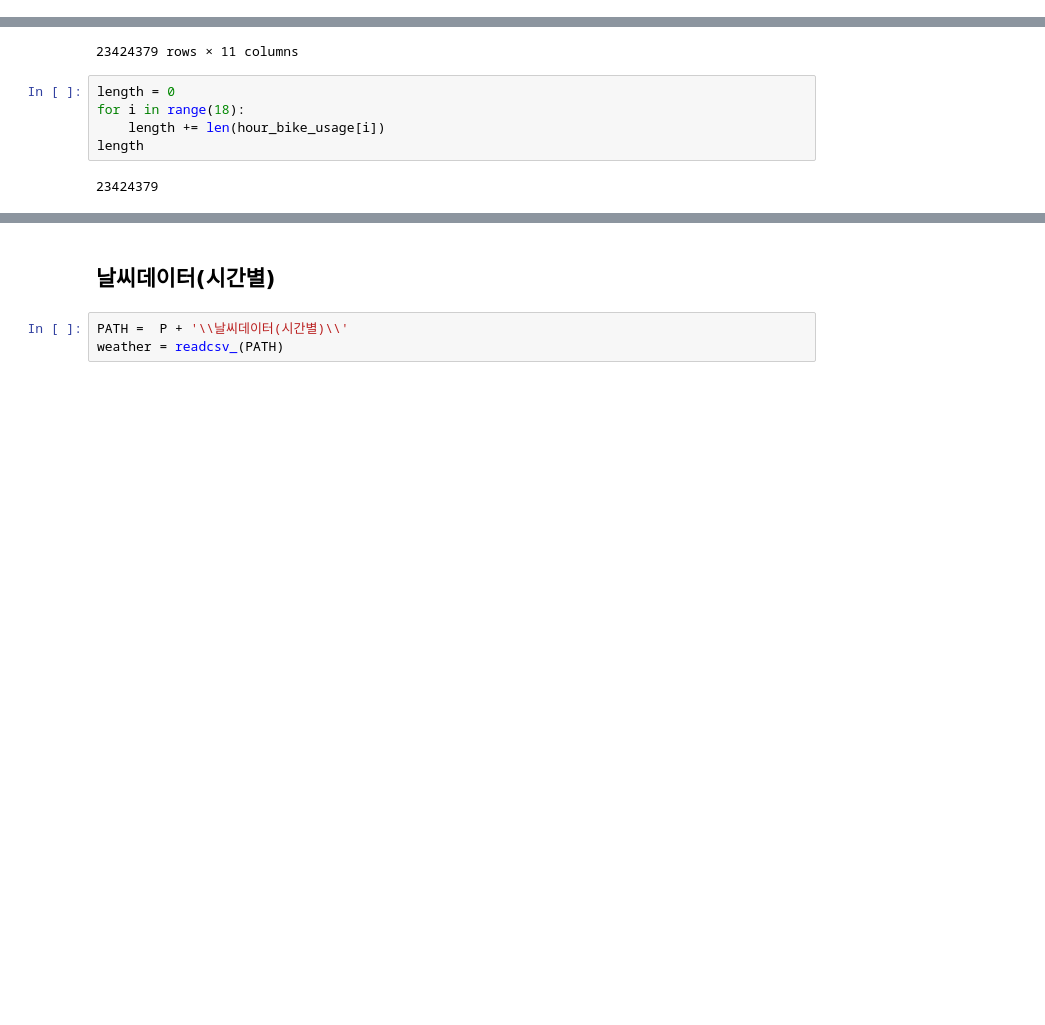
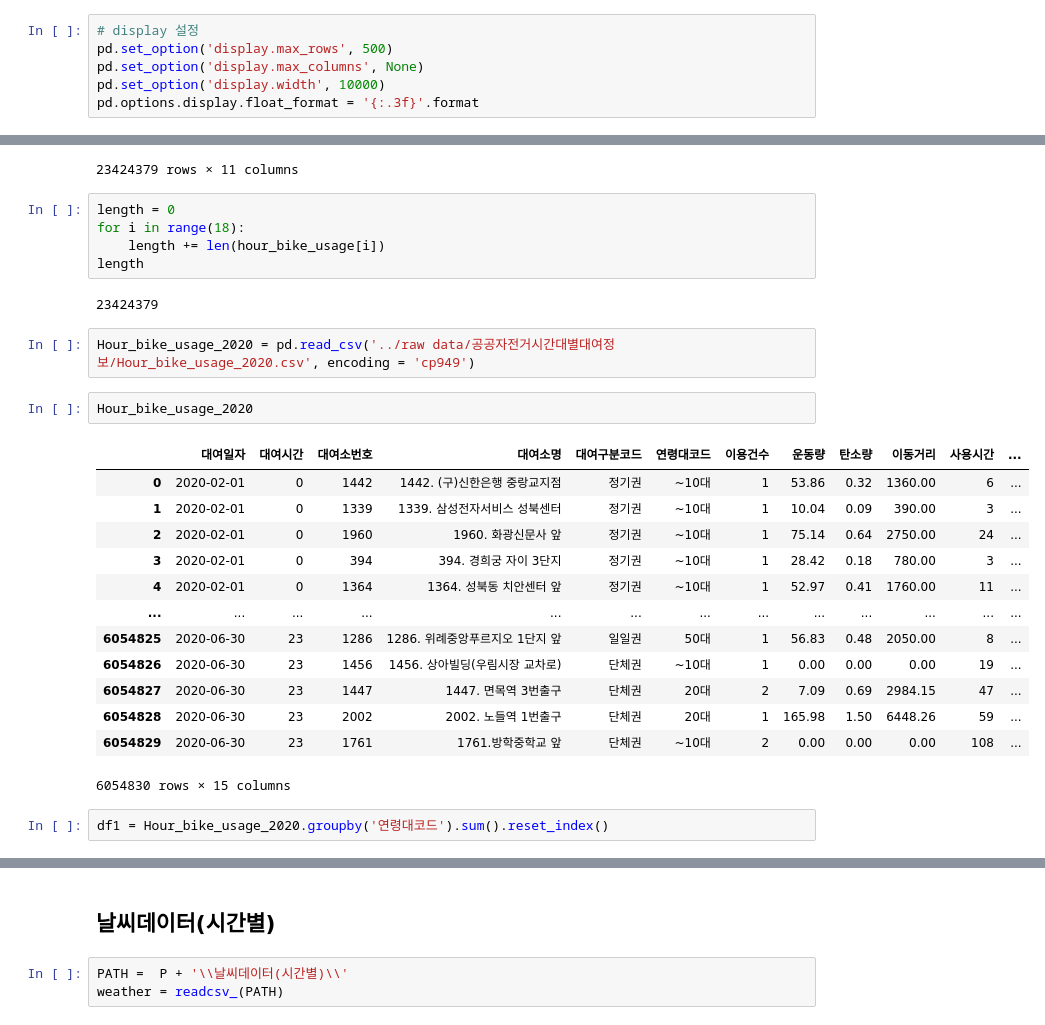
Before and after one commit to dancingowl/Seoulbike, a Jupyter notebook: notebooks/01. 20201121 클렌징 완료 건.ipynb, the cells around one changed output, grey strips where cells are left out. Cells and saved outputs as stored; diff of their text form; blank space fills up the shorter version.

```diff
--- a/notebooks/01. 20201121 클렌징 완료 건.ipynb
+++ b/notebooks/01. 20201121 클렌징 완료 건.ipynb
@@ -10,3 +22,9 @@ import requests
+# %%
+# display 설정
+pd.set_option('display.max_rows', 500)
+pd.set_option('display.max_columns', None)
+pd.set_option('display.width', 10000)
+pd.options.display.float_format = '{:.3f}'.format
 # %% [markdown]
 ### readcsv_ 함수
 # %%
@@ -1707,3 +1752,23 @@ for i in range(18):
 length
 # %% [output]
 23424379
+# %%
+Hour_bike_usage_2020 = pd.read_csv('../raw data/공공자전거시간대별대여정보/Hour_bike_usage_2020.csv', encoding = 'cp949')
+# %%
+Hour_bike_usage_2020
+# %% [output]
+|  | 대여일자 | 대여시간 | 대여소번호 | 대여소명 | 대여구분코드 | 연령대코드 | 이용건수 | 운동량 | 탄소량 | 이동거리 | 사용시간 | ... |
+| 0 | 2020-02-01 | 0 | 1442 | 1442. (구)신한은행 중랑교지점 | 정기권 | ~10대 | 1 | 53.86 | 0.32 | 1360.00 | 6 | ... |
+| 1 | 2020-02-01 | 0 | 1339 | 1339. 삼성전자서비스 성북센터 | 정기권 | ~10대 | 1 | 10.04 | 0.09 | 390.00 | 3 | ... |
+| 2 | 2020-02-01 | 0 | 1960 | 1960. 화광신문사 앞 | 정기권 | ~10대 | 1 | 75.14 | 0.64 | 2750.00 | 24 | ... |
+| 3 | 2020-02-01 | 0 | 394 | 394. 경희궁 자이 3단지 | 정기권 | ~10대 | 1 | 28.42 | 0.18 | 780.00 | 3 | ... |
+| 4 | 2020-02-01 | 0 | 1364 | 1364. 성북동 치안센터 앞 | 정기권 | ~10대 | 1 | 52.97 | 0.41 | 1760.00 | 11 | ... |
+| ... | ... | ... | ... | ... | ... | ... | ... | ... | ... | ... | ... | ... |
+| 6054825 | 2020-06-30 | 23 | 1286 | 1286. 위례중앙푸르지오 1단지 앞 | 일일권 | 50대 | 1 | 56.83 | 0.48 | 2050.00 | 8 | ... |
+| 6054826 | 2020-06-30 | 23 | 1456 | 1456. 상아빌딩(우림시장 교차로) | 단체권 | ~10대 | 1 | 0.00 | 0.00 | 0.00 | 19 | ... |
+| 6054827 | 2020-06-30 | 23 | 1447 | 1447. 면목역 3번출구 | 단체권 | 20대 | 2 | 7.09 | 0.69 | 2984.15 | 47 | ... |
+| 6054828 | 2020-06-30 | 23 | 2002 | 2002. 노들역 1번출구 | 단체권 | 20대 | 1 | 165.98 | 1.50 | 6448.26 | 59 | ... |
+| 6054829 | 2020-06-30 | 23 | 1761 | 1761.방학중학교 앞 | 단체권 | ~10대 | 2 | 0.00 | 0.00 | 0.00 | 108 | ... |
+6054830 rows × 15 columns
+# %%
+df1 = Hour_bike_usage_2020.groupby('연령대코드').sum().reset_index()
```
Also changed, not shown: parts of 16 cells of this notebook, 8 other files.
